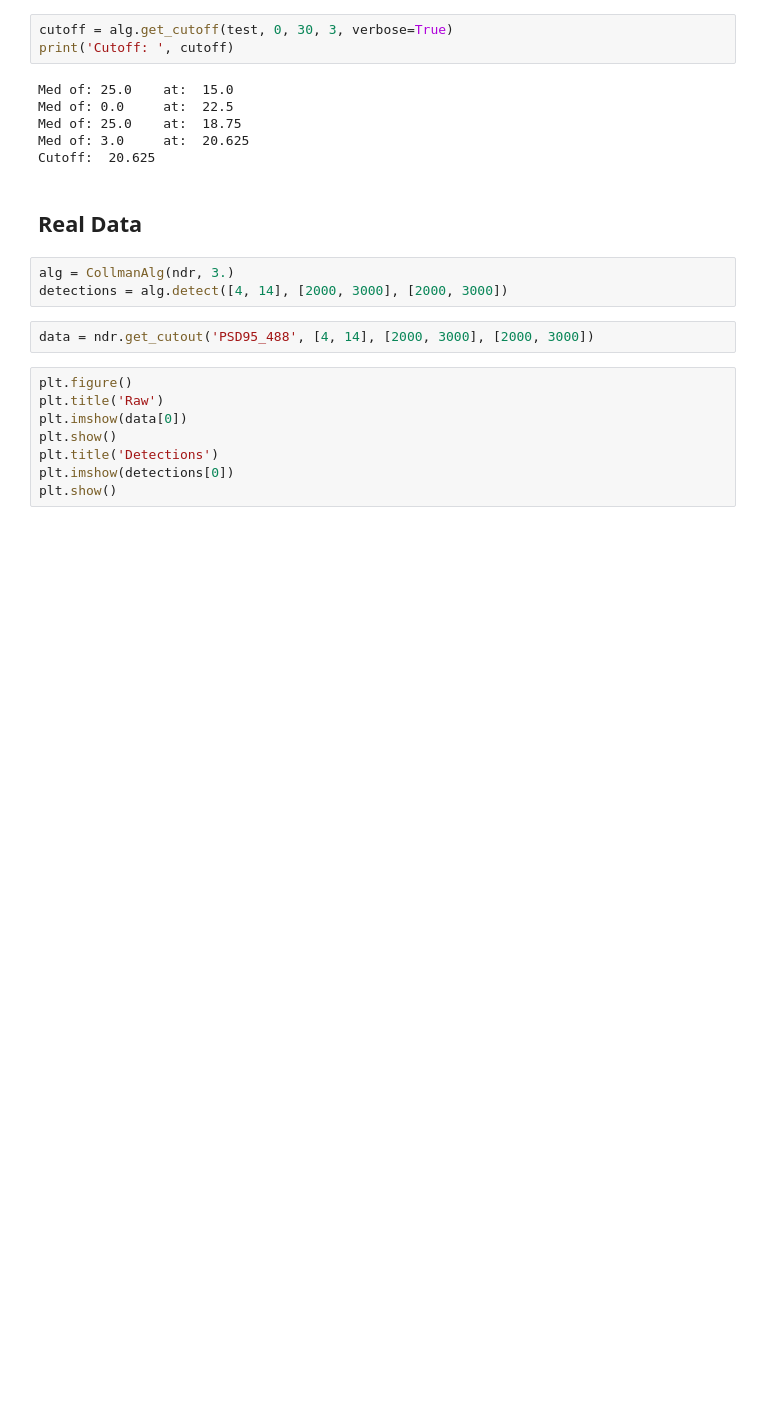
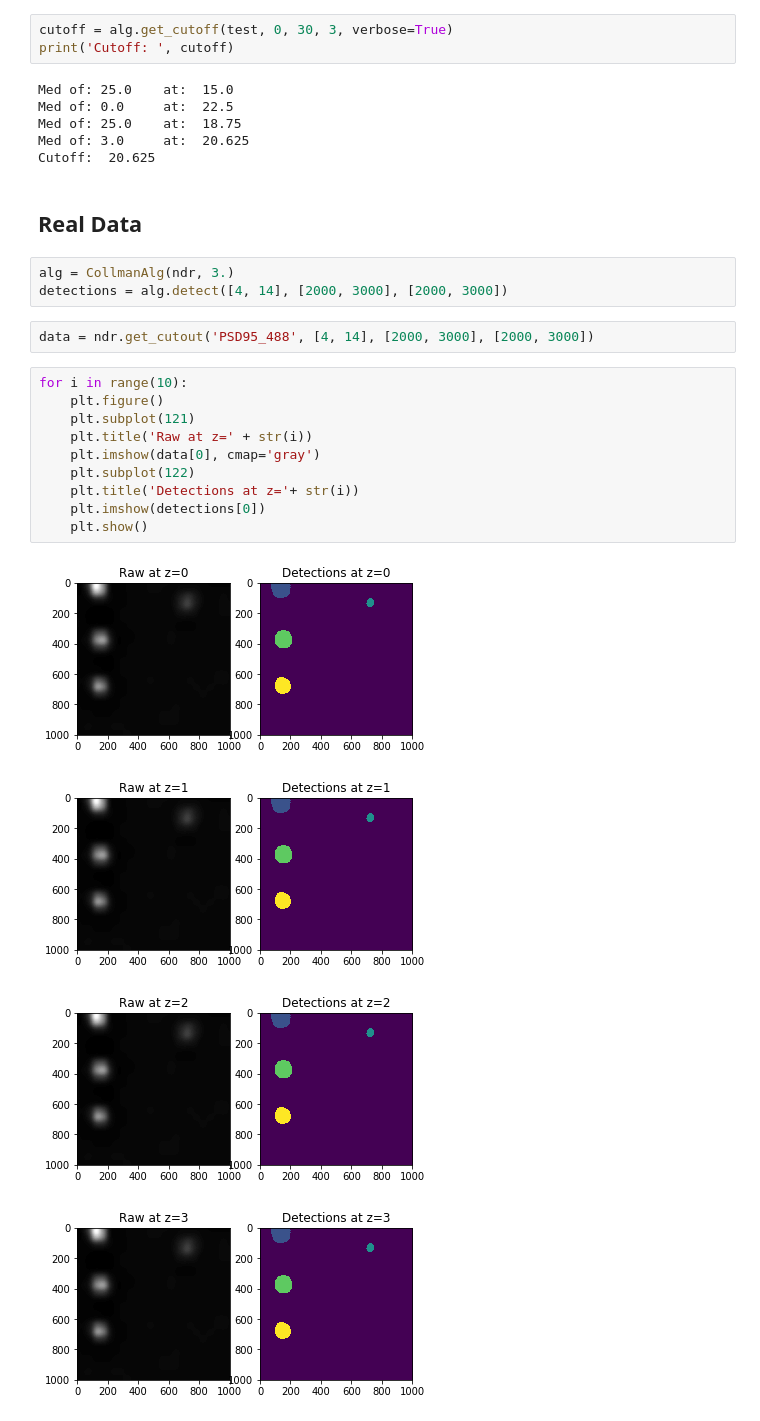
Before and after one commit to zainebrahim/nomads, a Jupyter notebook: source/bstadt/Collman/Collman_Alg.ipynb, the cells around one changed output. Cells and saved outputs as stored; diff of their text form; blank space fills up the shorter version.

Commit message:
added more figures

```diff
--- a/source/bstadt/Collman/Collman_Alg.ipynb
+++ b/source/bstadt/Collman/Collman_Alg.ipynb
@@ -118,10 +118,17 @@ detections = alg.detect([4, 14], [2000, 3000], [2000, 3000])
 # %%
 data = ndr.get_cutout('PSD95_488', [4, 14], [2000, 3000], [2000, 3000])
 # %%
-plt.figure()
-plt.title('Raw')
-plt.imshow(data[0])
-plt.show()
-plt.title('Detections')
-plt.imshow(detections[0])
-plt.show()
+for i in range(10):
+    plt.figure()
+    plt.subplot(121)
+    plt.title('Raw at z=' + str(i))
+    plt.imshow(data[0], cmap='gray')
+    plt.subplot(122)
+    plt.title('Detections at z='+ str(i))
+    plt.imshow(detections[0])
+    plt.show()
+# %% [output]
+[figure, added]
+[figure, added]
+[figure, added]
+[figure, added]
```
Also changed, not shown: parts of 1 cell of this notebook.
